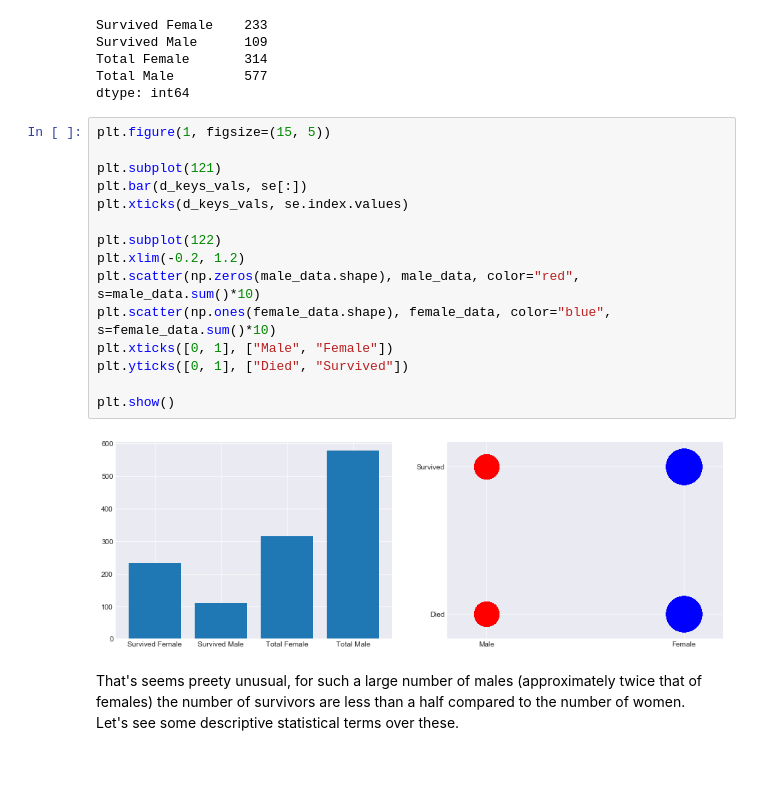
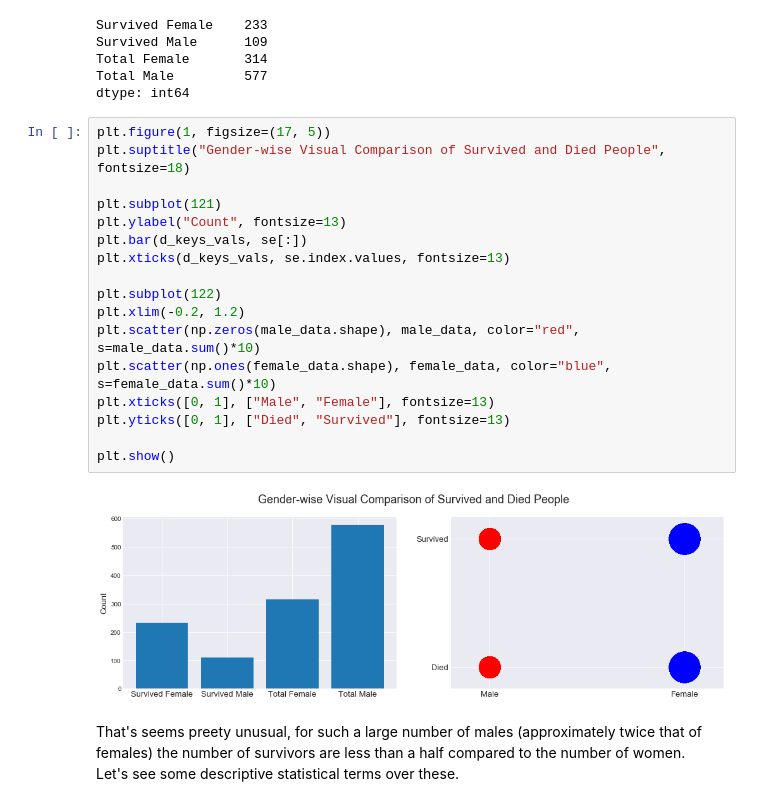
Before and after one commit to piyush2896/Investigate-a-dataset, a Jupyter notebook: Analysis of titanic Dataset.ipynb, the cells around one changed output. Cells and saved outputs as stored; diff of their text form; blank space fills up the shorter version.

```diff
--- a/Analysis of titanic Dataset.ipynb
+++ b/Analysis of titanic Dataset.ipynb
@@ -229,22 +229,24 @@ Total Female       314
 Total Male         577
 dtype: int64
 # %%
-plt.figure(1, figsize=(15, 5))
+plt.figure(1, figsize=(17, 5))
+plt.suptitle("Gender-wise Visual Comparison of Survived and Died People", fontsize=18)
 
 plt.subplot(121)
+plt.ylabel("Count", fontsize=13)
 plt.bar(d_keys_vals, se[:])
-plt.xticks(d_keys_vals, se.index.values)
+plt.xticks(d_keys_vals, se.index.values, fontsize=13)
 
 plt.subplot(122)
 plt.xlim(-0.2, 1.2)
 plt.scatter(np.zeros(male_data.shape), male_data, color="red", s=male_data.sum()*10)
 plt.scatter(np.ones(female_data.shape), female_data, color="blue", s=female_data.sum()*10)
-plt.xticks([0, 1], ["Male", "Female"])
-plt.yticks([0, 1], ["Died", "Survived"])
+plt.xticks([0, 1], ["Male", "Female"], fontsize=13)
+plt.yticks([0, 1], ["Died", "Survived"], fontsize=13)
 
 plt.show()
 # %% [output]
-[figure, old version]
+[figure, new version]
 # %% [markdown]
 That's seems preety unusual, for such a large number of males (approximately twice that of females) the number of survivors are less than a half compared to the number of women.<br/>
 Let's see some descriptive statistical terms over these.
```
Also changed, not shown: parts of 9 cells of this notebook, 1 other file.
